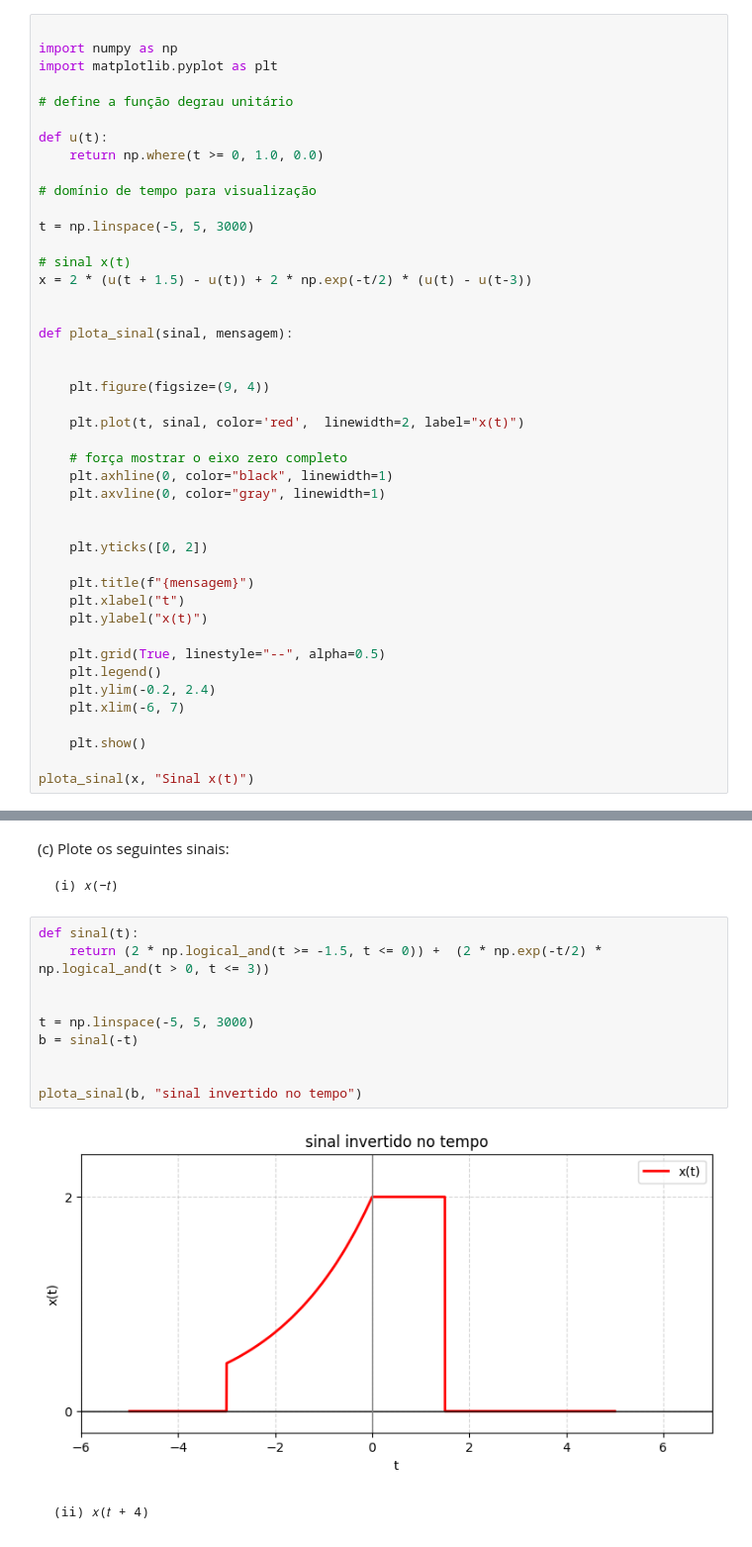
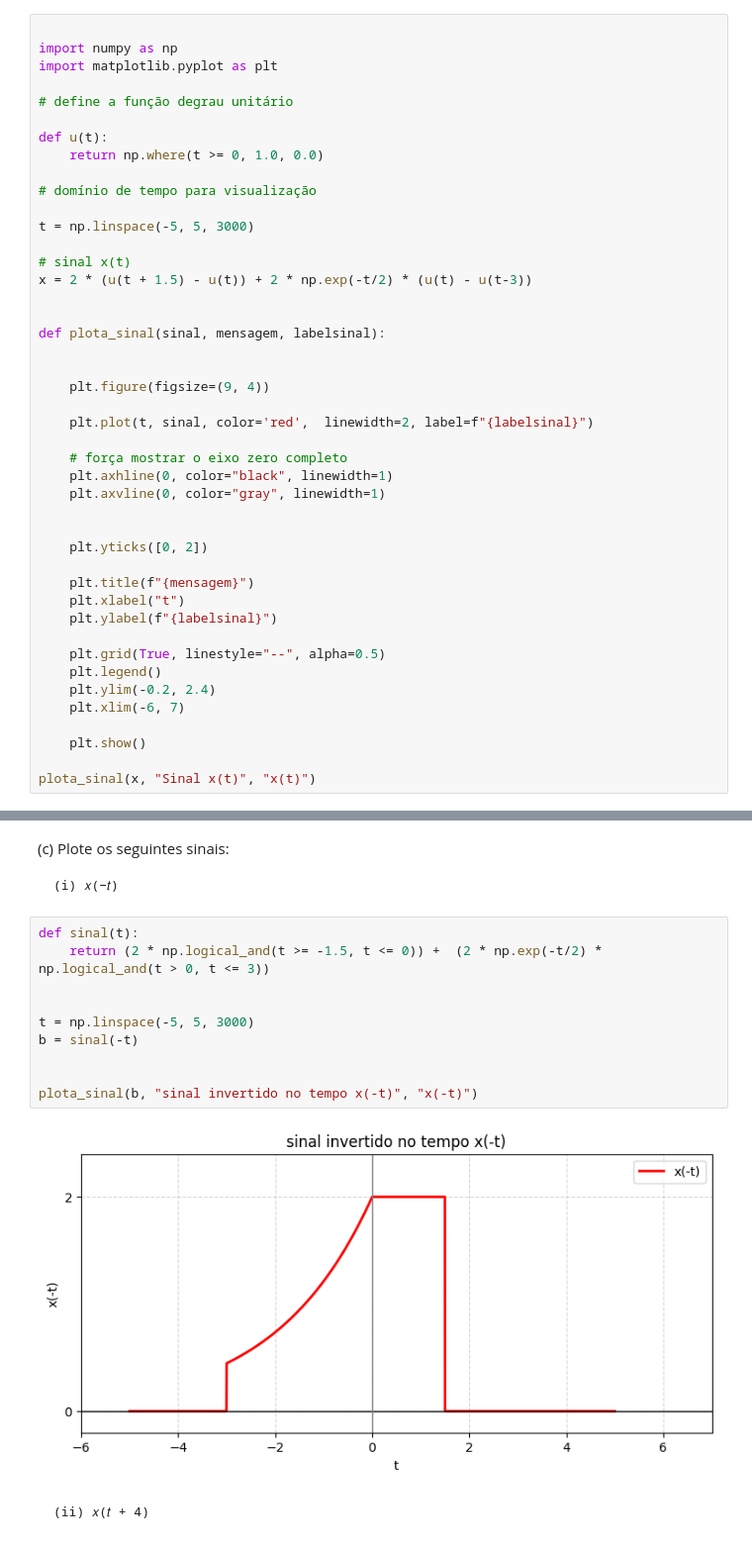
Before and after one commit to biiaalmeida/SinaisESistemas, a Jupyter notebook: questao2.ipynb, the cells around one changed output, grey strips where cells are left out. Shown at 99% size. Cells and saved outputs as stored; diff of their text form.

```diff
--- a/questao2.ipynb
+++ b/questao2.ipynb
@@ -37,12 +37,12 @@ t = np.linspace(-5, 5, 3000)
 x = 2 * (u(t + 1.5) - u(t)) + 2 * np.exp(-t/2) * (u(t) - u(t-3))
 
 
-def plota_sinal(sinal, mensagem):
+def plota_sinal(sinal, mensagem, labelsinal):
 
 
     plt.figure(figsize=(9, 4))
 
-    plt.plot(t, sinal, color='red',  linewidth=2, label="x(t)")
+    plt.plot(t, sinal, color='red',  linewidth=2, label=f"{labelsinal}")
 
     # força mostrar o eixo zero completo
     plt.axhline(0, color="black", linewidth=1)
@@ -53,7 +53,7 @@ def plota_sinal(sinal, mensagem):
 
     plt.title(f"{mensagem}")
     plt.xlabel("t")
-    plt.ylabel("x(t)")
+    plt.ylabel(f"{labelsinal}")
 
     plt.grid(True, linestyle="--", alpha=0.5)
     plt.legend()
@@ -62,7 +62,7 @@ def plota_sinal(sinal, mensagem):
 
     plt.show()
 
-plota_sinal(x, "Sinal x(t)")
+plota_sinal(x, "Sinal x(t)", "x(t)")
 # %% [output]
 [figure]
 # %% [markdown]
@@ -72,15 +72,15 @@ plota_sinal(x, "Sinal x(t)")
 # %%
 def sinal(t):
     return (2 * np.logical_and(t >= -1.5, t <= 0)) +  (2 * np.exp(-t/2) * np.logical_and(t > 0, t <= 3))
 
 
 t = np.linspace(-5, 5, 3000)
 b = sinal(-t)
 
 
-plota_sinal(b, "sinal invertido no tempo")
+plota_sinal(b, "sinal invertido no tempo x(-t)", "x(-t)")
 # %% [output]
-[figure, old version]
+[figure, new version]
 # %% [markdown]
     (ii) 𝑥(𝑡 + 4)
 # %%
```
Also changed, not shown: parts of 4 cells of this notebook.
